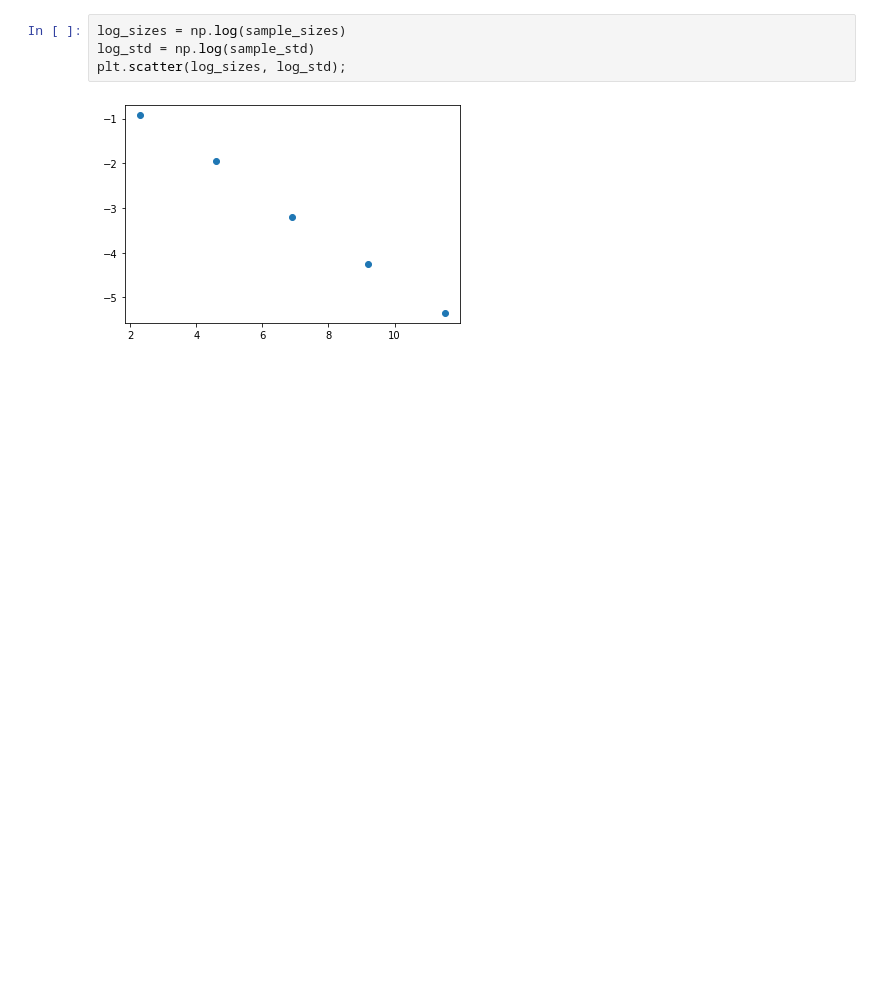
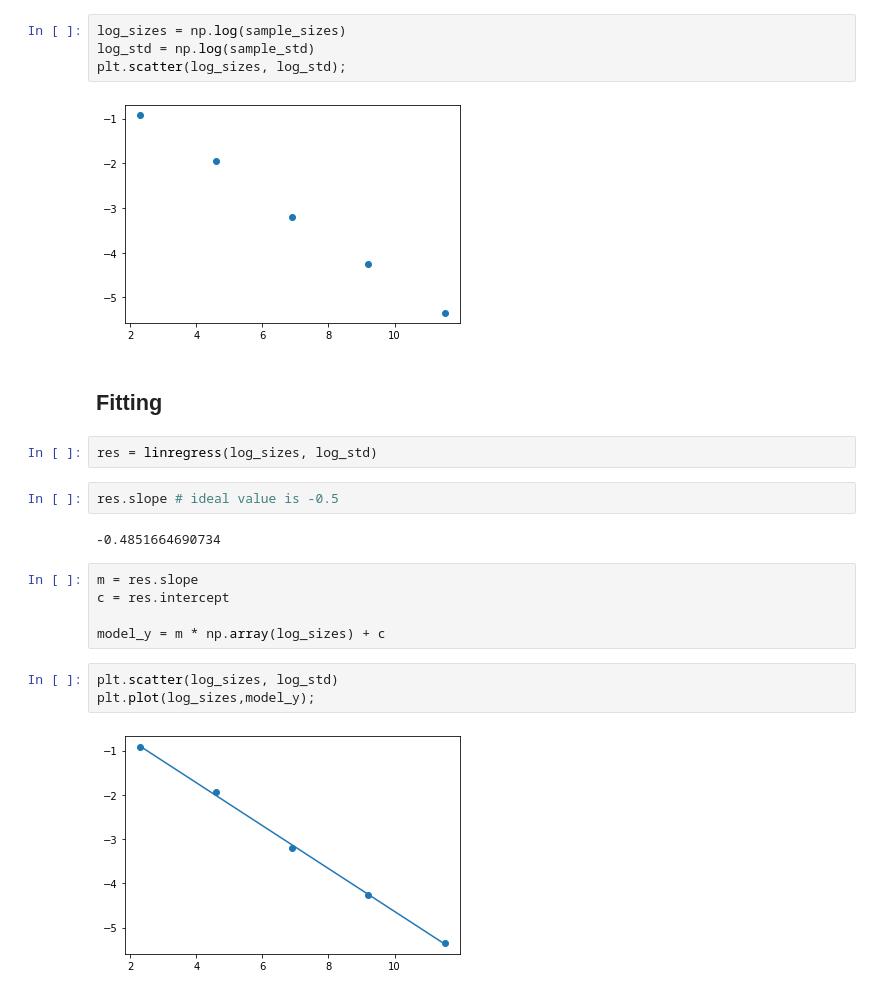
Before and after one commit to musieb/CentralLimitTheorem, a Jupyter notebook: CentralLimitSimulation.ipynb, the cells around one changed output. Saved outputs shown, nothing was run; the diff lists cells and outputs as text; blank space fills up the shorter version.

```diff
--- a/CentralLimitSimulation.ipynb
+++ b/CentralLimitSimulation.ipynb
@@ -62,3 +62,21 @@ log_std = np.log(sample_std)
 plt.scatter(log_sizes, log_std);
 # %% [output]
 [figure]
+# %% [markdown]
+## Fitting
+# %%
+res = linregress(log_sizes, log_std)
+# %%
+res.slope # ideal value is -0.5
+# %% [output]
+-0.4851664690734
+# %%
+m = res.slope
+c = res.intercept
+
+model_y = m * np.array(log_sizes) + c
+# %%
+plt.scatter(log_sizes, log_std)
+plt.plot(log_sizes,model_y);
+# %% [output]
+[figure, added]
```
Also changed, not shown: parts of 1 cell of this notebook.
